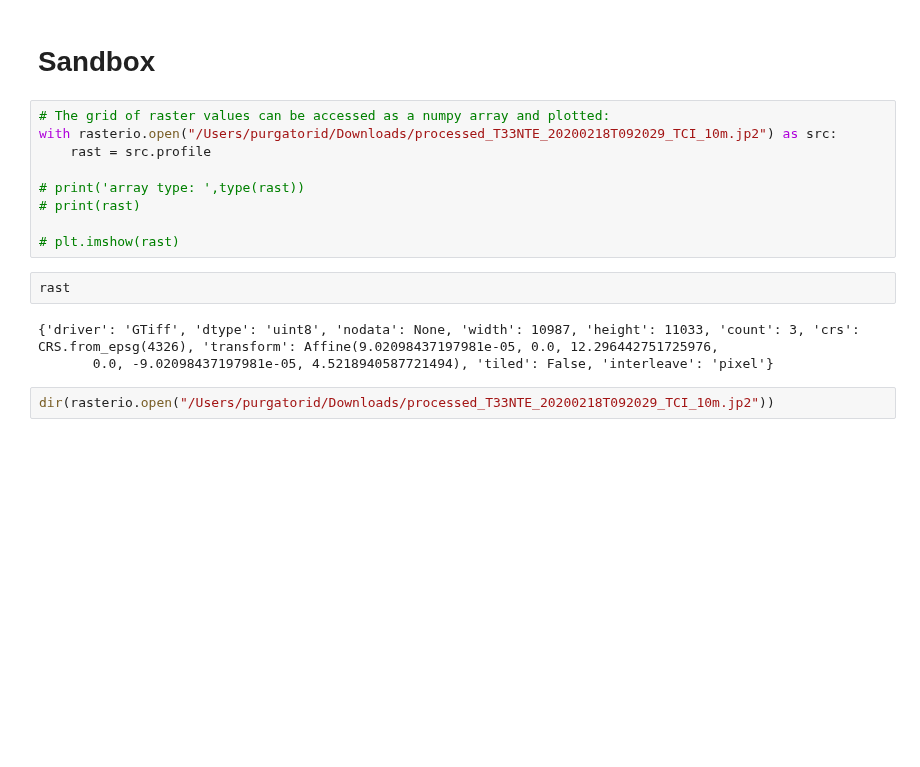
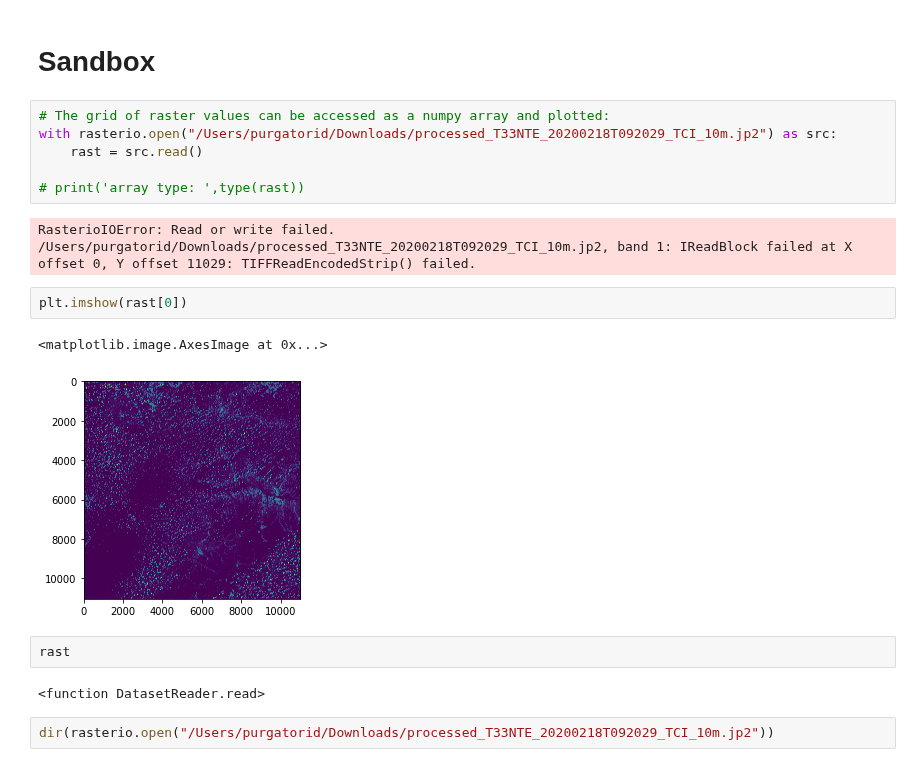
Before and after one commit to panopticonopolis/canopy-gis, a Jupyter notebook: tiff-explore/tiff-explore.ipynb, the cells around one changed output. Drawn from its saved outputs; the diff is of its cells as text; blank space fills up the shorter version.

```diff
--- a/tiff-explore/tiff-explore.ipynb
+++ b/tiff-explore/tiff-explore.ipynb
@@ -324,17 +324,20 @@ with rasterio.open(localname) as src:
 # %%
 # The grid of raster values can be accessed as a numpy array and plotted:
 with rasterio.open("/Users/purgatorid/Downloads/processed_T33NTE_20200218T092029_TCI_10m.jp2") as src:
-    rast = src.profile
+    rast = src.read()
 
 # print('array type: ',type(rast))
-# print(rast)
-
-# plt.imshow(rast)
+# %% [output]
+RasterioIOError: Read or write failed. /Users/purgatorid/Downloads/processed_T33NTE_20200218T092029_TCI_10m.jp2, band 1: IReadBlock failed at X offset 0, Y offset 11029: TIFFReadEncodedStrip() failed.
+# %%
+plt.imshow(rast[0])
+# %% [output]
+<matplotlib.image.AxesImage at 0x...>
+[figure, added]
 # %%
 rast
 # %% [output]
-{'driver': 'GTiff', 'dtype': 'uint8', 'nodata': None, 'width': 10987, 'height': 11033, 'count': 3, 'crs': CRS.from_epsg(4326), 'transform': Affine(9.02098437197981e-05, 0.0, 12.296442751725976,
-       0.0, -9.02098437197981e-05, 4.5218940587721494), 'tiled': False, 'interleave': 'pixel'}
+<function DatasetReader.read>
 # %%
 dir(rasterio.open("/Users/purgatorid/Downloads/processed_T33NTE_20200218T092029_TCI_10m.jp2"))
 # %% [output]
```
Also changed, not shown: 2 other files.
